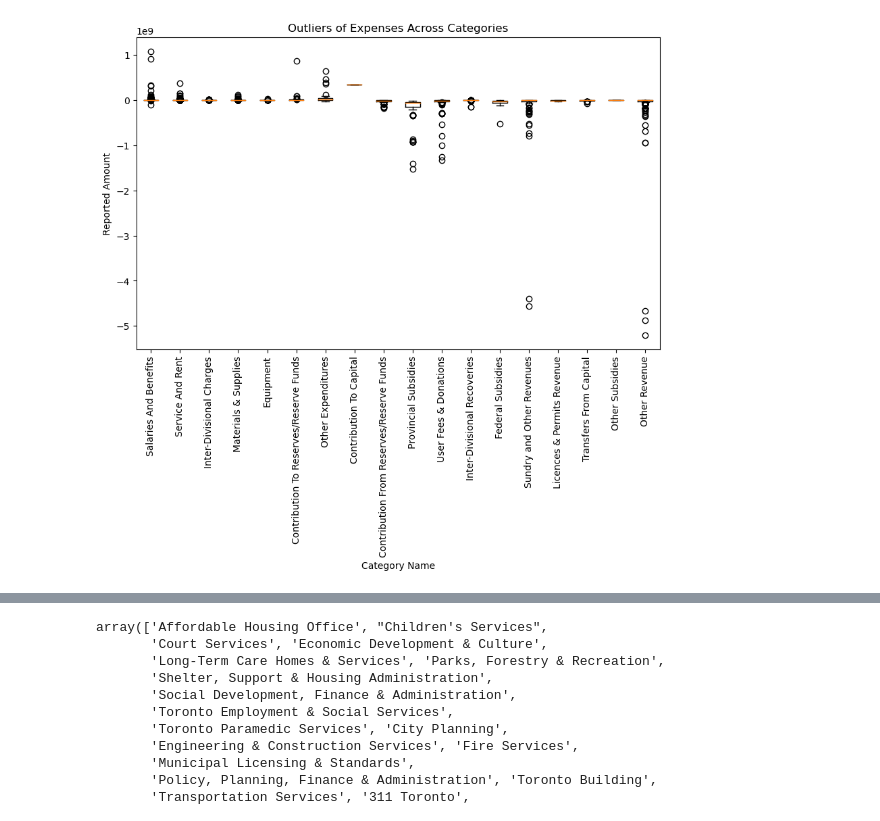
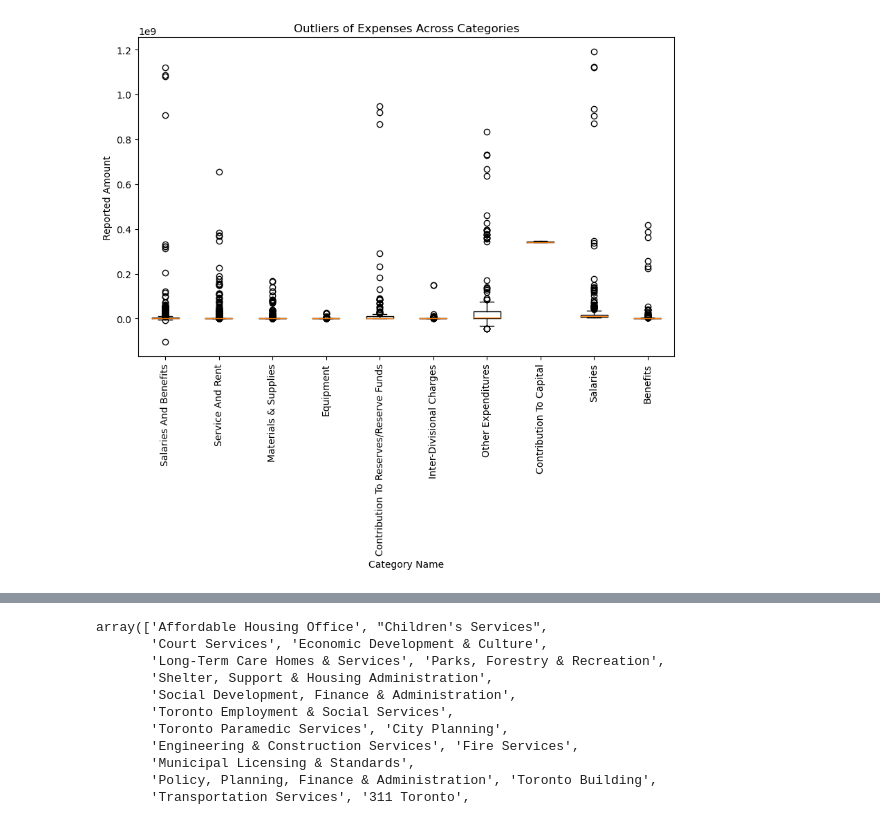
Before and after one commit to aayushgambhir2023/DA-Project-1, a Jupyter notebook: DataCleaning_Outliers_BoxPlots.ipynb, the cells around one changed output, grey strips where cells are left out. Cells and saved outputs as stored; diff of their text form; code cells hidden in the pictures.

```diff
--- a/DataCleaning_Outliers_BoxPlots.ipynb
+++ b/DataCleaning_Outliers_BoxPlots.ipynb
@@ -142,0 +115,15 @@ budget2023_df_rev = budget2023_df[budget2023_df['Expense/Revenue']=='Revenues']
+# %%
+new_df = [] #Empty list to store the renamed dataframe
+for i, df in enumerate(df_list):
+    year = 2019 + i
+    old_column_name = f'Budgeted amount {year}' #Old column name
+    modified_df = df.copy() #Create a copy of the DataFrame and rename the column
+    modified_df.rename(columns={old_column_name: 'Budgeted amount'}, inplace=True)
+    new_df.append(modified_df)  # Append the modified DataFrame to new_df
+
+# Concatenate the DataFrames in the list into a single DataFrame
+renamed_df = pd.concat(new_df, ignore_index=True)
+renamed_df.loc[:,'Budgeted amount'] = pd.to_numeric(mod_df['Budgeted amount'], errors='coerce') #Changing data to numeric for calculations
+# %%
+renamed_expenses = renamed_df[renamed_df['Expense/Revenue']=='Expenses'] #Filtering dataframe for expenses
+renamed_expenses
@@ -143,17 +144,13 @@ budget2023_df_rev = budget2023_df[budget2023_df['Expense/Revenue']=='Revenues']
 # %%
-df_exp_list = [budget2019_df_exp,budget2020_df_exp, budget2021_df_exp, budget2022_df_exp, budget2023_df_exp] #List containing the names of the dataframes storing expense data
+#Outliers for expenses
 all_outliers_exp = pd.DataFrame() #Creating an empty dataframe to store the outliers
-
-for df in df_exp_list:
-    df.loc[:,'Budgeted amount'] = pd.to_numeric(df['Budgeted amount'], errors='coerce') #Changing data to numeric for calculations
-    lower_quartiles_exp = df.groupby('Category Name')['Budgeted amount'].transform(lambda x: x.quantile(0.25)) #Calculating the lower quantile
-    upper_quartiles_exp = df.groupby('Category Name')['Budgeted amount'].transform(lambda x: x.quantile(0.75)) #Calculating the upper quantile
-    iqr_exp = upper_quartiles_exp - lower_quartiles_exp #Calculating the interquantile range
-    lower_bound_exp = lower_quartiles_exp - 1.5 * iqr_exp #Calculating the lower bound by using the values from the lower quantiles to find the minimum threshold
-    upper_bound_exp = upper_quartiles_exp + 1.5 * iqr_exp  #Calculating the lower bound by using the values from the lower quantiles to find the minimum threshold
-    outliers_exp = df[(df['Budgeted amount'] < lower_bound_exp) | (df['Budgeted amount'] > upper_bound_exp)] #Identifing and filtering outliers in the 'Budgeted amount' column based on the calculated lower and upper bounds for expenses.
-    all_outliers_exp = pd.concat([all_outliers_exp, outliers_exp], ignore_index=True) #Combining identified outliers from each dataframe and create a final dataframe
-
+lower_quartiles_exp = renamed_expenses.groupby('Category Name')['Budgeted amount'].transform(lambda x: x.quantile(0.25)) #Calculating the lower quantile
+upper_quartiles_exp = renamed_expenses.groupby('Category Name')['Budgeted amount'].transform(lambda x: x.quantile(0.75)) #Calculating the upper quantile
+iqr_exp = upper_quartiles_exp - lower_quartiles_exp #Calculating the interquantile range
+lower_bound_exp = lower_quartiles_exp - 1.5 * iqr_exp #Calculating the lower bound by using the values from the lower quantiles to find the minimum threshold
+upper_bound_exp = upper_quartiles_exp + 1.5 * iqr_exp  #Calculating the lower bound by using the values from the lower quantiles to find the minimum threshold
+outliers_exp = renamed_expenses[(renamed_expenses['Budgeted amount'] < lower_bound_exp) | (renamed_expenses['Budgeted amount'] > upper_bound_exp)] #Identifing and filtering outliers in the 'Budgeted amount' column based on the calculated lower and upper bounds for expenses.
+all_outliers_exp = pd.concat([all_outliers_exp, outliers_exp], ignore_index=True) #Combining identified outliers from each dataframe and create a final dataframe
 # Display the result
-all_outliers_exp
+all_outliers_exp.sort_values('Budgeted amount', ascending=False)
 # %% [output]
@@ -237,12 +218,12 @@ See the caveats in the documentation: https://pandas.pydata.org/pandas-docs/stab
 # %%
 plt.figure(figsize=(10, 6))  #Setting the figure size
 # Creating a box plot
-plt.boxplot([all_outliers[all_outliers['Category Name'] == category]['Budgeted amount'] for category in all_outliers['Category Name'].unique()])
+plt.boxplot([all_outliers_exp[all_outliers_exp['Category Name'] == category]['Budgeted amount'] for category in all_outliers_exp['Category Name'].unique()])
 plt.title('Outliers of Expenses Across Categories') # Setting plot title and labels
 plt.xlabel('Category Name')
 plt.ylabel('Reported Amount')
 #Set x-axis ticks with labels for each unique category in the dataframe, rotated by 90 degrees.
-plt.xticks(range(1, len(all_outliers['Category Name'].unique()) + 1), all_outliers['Category Name'].unique(), rotation=90)
+plt.xticks(range(1, len(all_outliers_exp['Category Name'].unique()) + 1), all_outliers_exp['Category Name'].unique(), rotation=90)
 plt.show()
 # %% [output]
-[figure, old version]
+[figure, new version]
```
Also changed, not shown: parts of 25 cells of this notebook, 1 other file.
